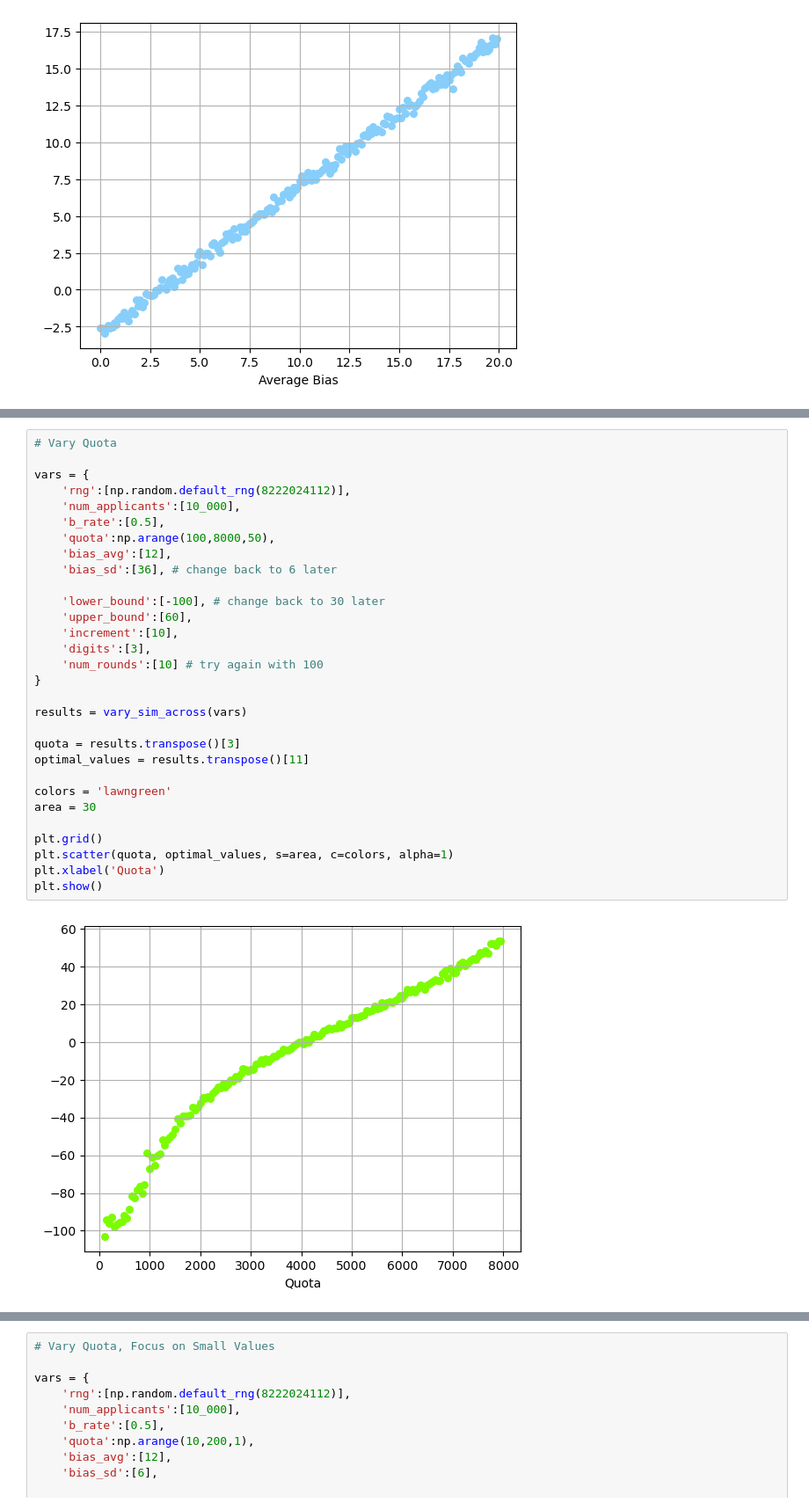
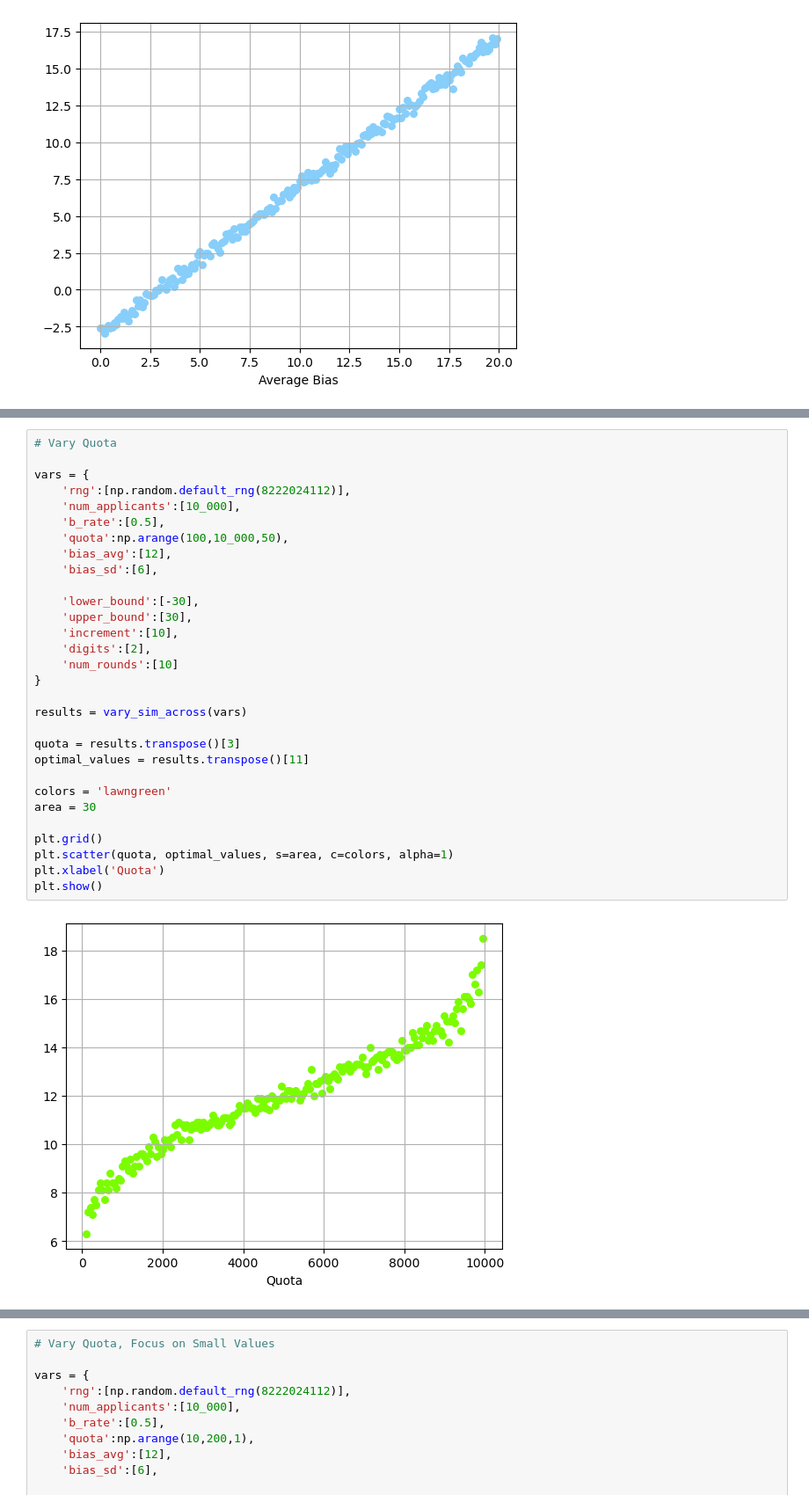
Before and after one commit to sam8457/aa-sim, a Jupyter notebook: aa-sim-optimal-points-testing.ipynb, the cells around one changed output, grey strips where cells are left out. Shown at 88% size. Saved outputs shown, nothing was run; the diff lists cells and outputs as text.

```diff
--- a/aa-sim-optimal-points-testing.ipynb
+++ b/aa-sim-optimal-points-testing.ipynb
@@ -223,33 +224,33 @@ plt.show()
 # %%
 # Vary Quota
 
 vars = {
     'rng':[np.random.default_rng(8222024112)],
     'num_applicants':[10_000],
     'b_rate':[0.5],
-    'quota':np.arange(100,8000,50),
+    'quota':np.arange(100,10_000,50),
     'bias_avg':[12],
-    'bias_sd':[36], # change back to 6 later
+    'bias_sd':[6],
 
-    'lower_bound':[-100], # change back to 30 later
-    'upper_bound':[60],
+    'lower_bound':[-30],
+    'upper_bound':[30],
     'increment':[10],
-    'digits':[3],
-    'num_rounds':[10] # try again with 100
+    'digits':[2],
+    'num_rounds':[10]
 }
 
 results = vary_sim_across(vars)
 
 quota = results.transpose()[3]
 optimal_values = results.transpose()[11]
 
 colors = 'lawngreen'
 area = 30
 
 plt.grid()
 plt.scatter(quota, optimal_values, s=area, c=colors, alpha=1)
 plt.xlabel('Quota')
 plt.show()
 # %% [output]
-[figure, old version]
+[figure, new version]
 # %%
```
Also changed, not shown: parts of 8 cells of this notebook.
